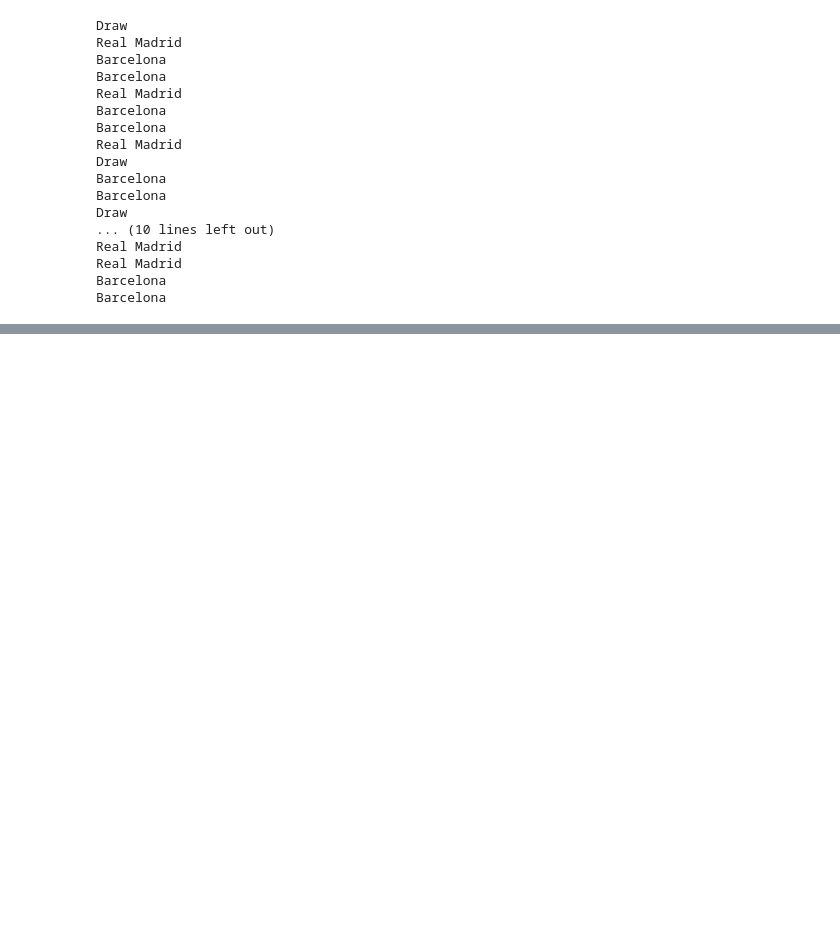
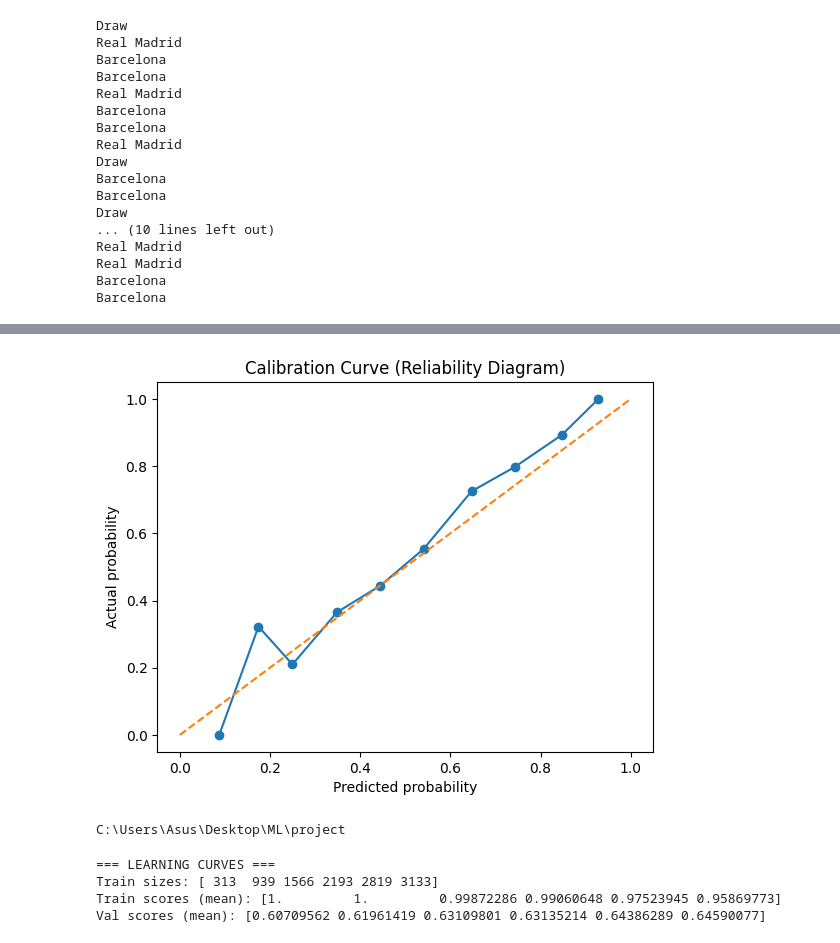
Before and after one commit to NavjotML/La-Liga-Game-Predictor, a Jupyter notebook: Untitled.ipynb, the cells around one changed output, grey strips where cells are left out. Saved outputs shown, nothing was run; the diff lists cells and outputs as text; code cells hidden in the pictures; blank space fills up the shorter version.

Commit message:
Initial commit: La Liga predictor with Elo, TrueSkill, and Glicko-2

```diff
--- a/Untitled.ipynb
+++ b/Untitled.ipynb
@@ -551,0 +696,49 @@ Index(['Unnamed: 0', 'Div', 'Date', 'HomeTeam', 'AwayTeam', 'FTHG', 'FTAG',
+# %%
+import matplotlib.pyplot as plt
+from sklearn.calibration import calibration_curve
+
+# Use positive class probability (class 1)
+y_proba_pos = y_proba[:, 1]
+
+prob_true, prob_pred = calibration_curve(
+    Y_test,
+    y_proba_pos,
+    n_bins=10
+)
+
+# Plot calibration curve
+plt.figure()
+plt.plot(prob_pred, prob_true, marker='o')
+plt.plot([0, 1], [0, 1], linestyle='--')
+plt.xlabel("Predicted probability")
+plt.ylabel("Actual probability")
+plt.title("Calibration Curve (Reliability Diagram)")
+plt.show()
+# %% [output]
+[figure, added]
+# %%
+import os
+print(os.getcwd())
+# %% [output]
+C:\Users\Asus\Desktop\ML\project
+# %%
+# Training history (if you saved it during training)
+# If not, run this:
+from sklearn.model_selection import learning_curve
+
+train_sizes, train_scores, val_scores = learning_curve(
+    GradientBoostingClassifier(n_estimators=200, max_depth=5, learning_rate=0.1),
+    X_train, Y_train, cv=5, n_jobs=-1,
+    train_sizes=[0.1, 0.3, 0.5, 0.7, 0.9, 1.0],
+    scoring='accuracy'
+)
+
+print("=== LEARNING CURVES ===")
+print("Train sizes:", train_sizes)
+print("Train scores (mean):", train_scores.mean(axis=1))
+print("Val scores (mean):", val_scores.mean(axis=1))
+# %% [output]
+=== LEARNING CURVES ===
+Train sizes: [ 313  939 1566 2193 2819 3133]
+Train scores (mean): [1.         1.         0.99872286 0.99060648 0.97523945 0.95869773]
+Val scores (mean): [0.60709562 0.61961419 0.63109801 0.63135214 0.64386289 0.64590077]
```
Also changed, not shown: parts of 21 cells of this notebook, 2 other files.
